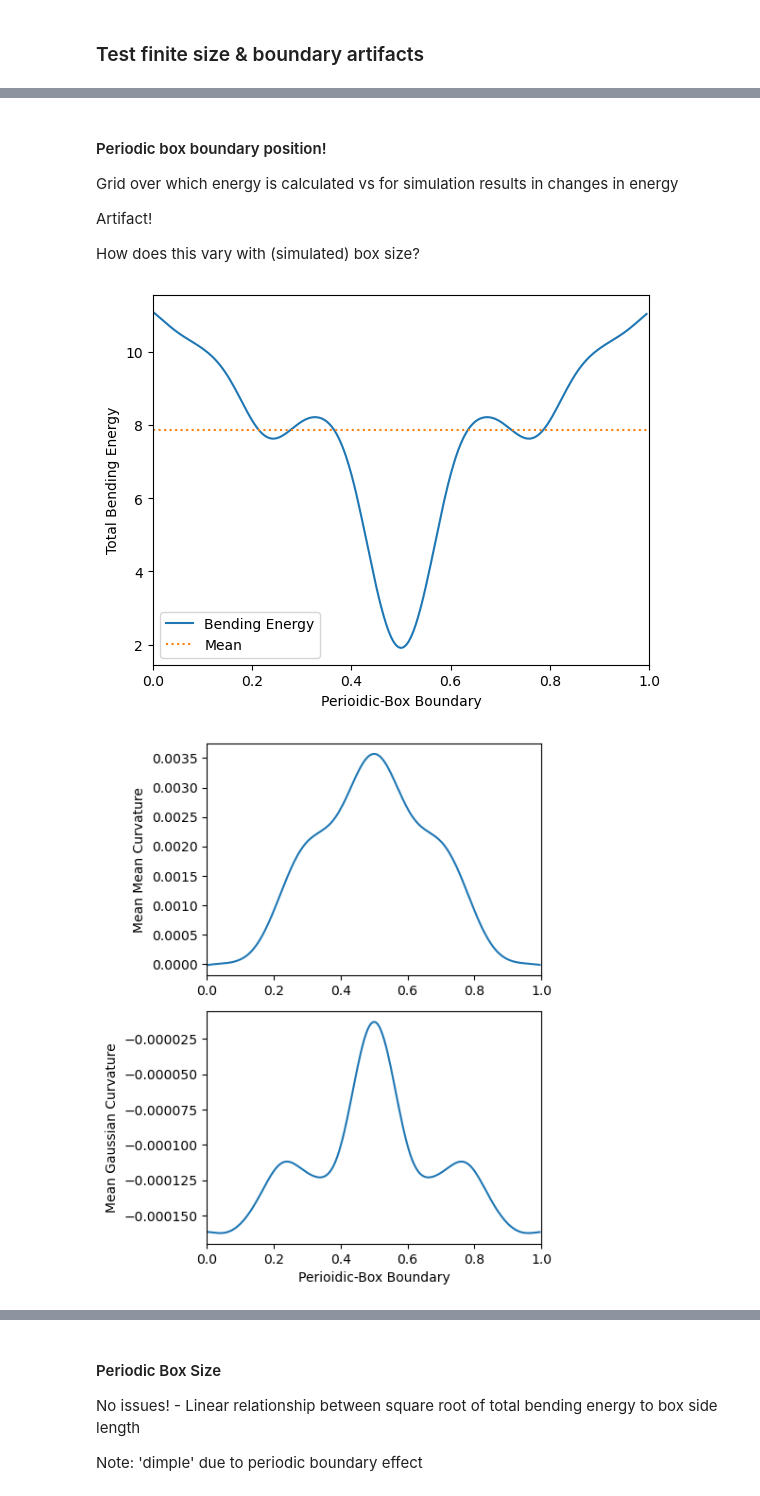
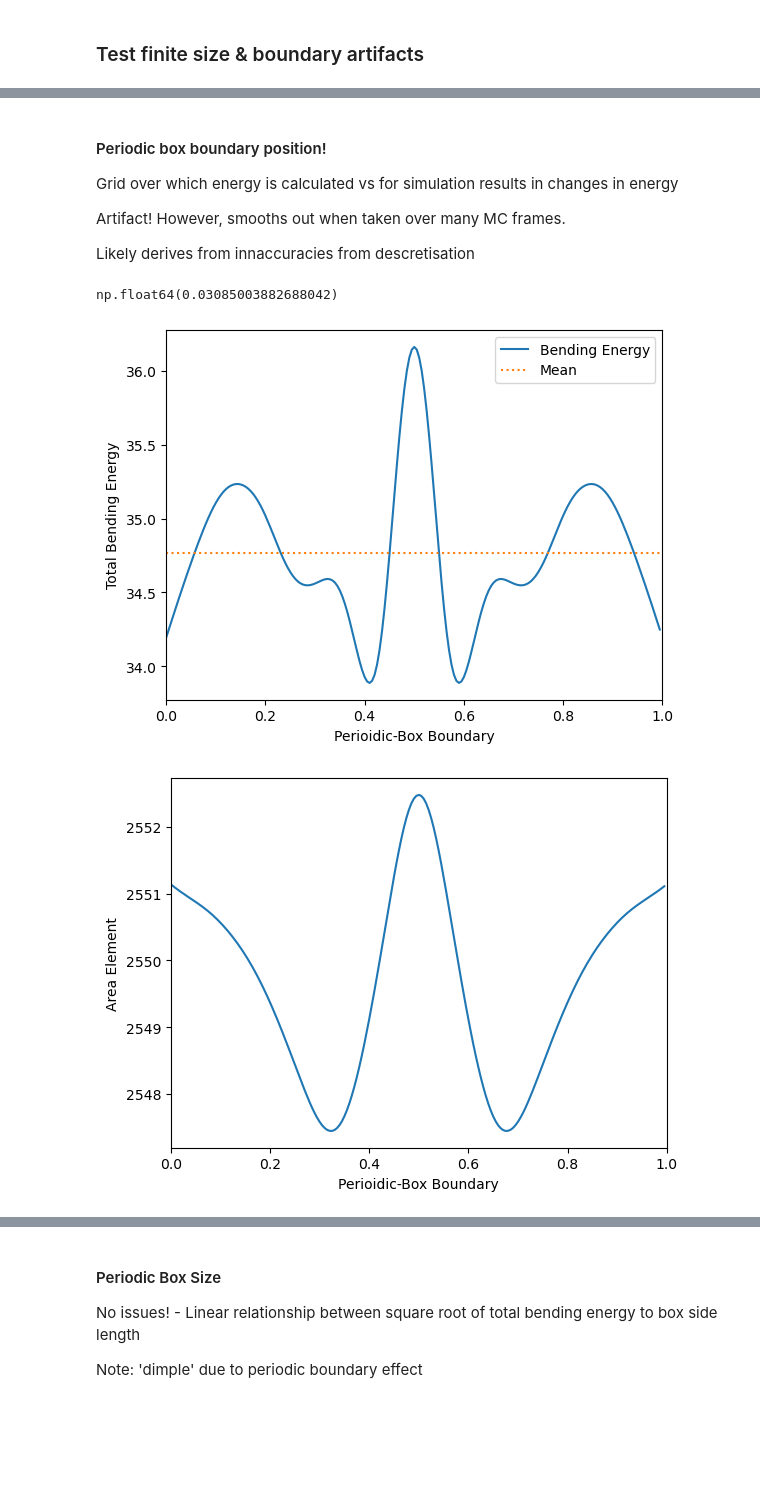
Before and after one commit to ralph-holden/mem_curve, a Jupyter notebook: gen_membrane/gen_mem.ipynb, the cells around one changed output, grey strips where cells are left out. Saved outputs shown, nothing was run; the diff lists cells and outputs as text; code cells hidden in the pictures; blank space fills up the shorter version.

Commit message:
major updates
Inclusion of excess area criterion in Monte Carlo move. Changed start membrane initialisation.

```diff
--- a/gen_membrane/gen_mem.ipynb
+++ b/gen_membrane/gen_mem.ipynb
@@ -459,21 +448,14 @@ os.makedirs(f'./{save_dir}/errortest', exist_ok=True)
 # %%
 # Visualise 'mean surface' over multiple box lengths
 nboxes = 4
-
-# X, Y grid
 npts = 100
-x = np.linspace(0, params.l_x * nboxes, npts * nboxes)
-y = np.linspace(0, params.l_y * nboxes, npts * nboxes)
+x = np.linspace(0, params.l_x*nboxes, npts*nboxes)
+y = np.linspace(0, params.l_y*nboxes, npts*nboxes)
 X, Y = np.meshgrid(x, y)
 
-# Calculate z-direction (heights)
-mean_membrane = {
-    'alpha': alpha_mean,
-    'beta': beta_mean,
-    'gamma': gamma_mean,
-    'zeta': zeta_mean}
-
-Z = calc_height(mean_membrane, X, Y)
+# Choose membrane
+mymembrane = membrane_lst[200] # mean_membrane
+Z = calc_height(mymembrane, X, Y)
 
 # Figure setup
 fig, ax = plt.subplots(figsize=[8, 6])
@@ -511,6 +493,6 @@ plt.show()
 
 Grid over which energy is calculated vs for simulation results in changes in energy
 
-Artifact!
+Artifact! However, smooths out when taken over many MC frames.
 
-How does this vary with (simulated) box size?
+Likely derives from innaccuracies from descretisation
@@ -555,32 +552,49 @@ for n in range(0,t):
+# %%
+np.sum(dA)/npts**2/(l_x*l_y) - 1
+# %% [output]
+np.float64(0.03085003882688042)
 # %%
 plt.figure()
+
 plt.ylabel('Total Bending Energy')
 plt.xlabel('Perioidic-Box Boundary')
-plt.plot(np.arange(t)/t, U_lst, label='Bending Energy')
-plt.plot( [0,1], [np.mean(U_lst)]*2 , linestyle=':', label='Mean')
+plt.plot(np.arange(t)/t, U_bd_means, label='Bending Energy')
+plt.plot( [0,1], [np.mean(U_bd_means)]*2 , linestyle=':', label='Mean')
 plt.xlim(0,1)
 plt.legend(loc='best')
+
 plt.savefig(f'./{save_dir}/errortest/boundary_vs_energy.pdf')
+plt.show()
+
+
+plt.figure()
+
+plt.ylabel('Area Element')
+plt.xlabel('Perioidic-Box Boundary')
+plt.plot(np.arange(t)/t, dA_bd_means)
+plt.xlim(0,1)
+
+plt.savefig(f'./{save_dir}/errortest/boundary_vs_dA.pdf')
 plt.show()
 
 
 plt.figure(figsize=[5,6])
 
 plt.subplot(2,1,1)
 plt.ylabel('Mean Mean Curvature')
-#plt.xlabel('Perioidic-Box Boundary')
-plt.plot(np.arange(t)/t, H_bd_lst)
+plt.xlabel('Perioidic-Box Boundary')
+plt.plot(np.arange(t)/t, H_bd_means)
 plt.xlim(0,1)
 
 plt.subplot(2,1,2)
 plt.ylabel('Mean Gaussian Curvature')
 plt.xlabel('Perioidic-Box Boundary')
-plt.plot(np.arange(t)/t, K_bd_lst)
+plt.plot(np.arange(t)/t, K_bd_means)
 plt.xlim(0,1)
 
 plt.tight_layout(pad=1)
 plt.savefig(f'./{save_dir}/errortest/boundary_vs_curve.pdf')
 plt.show()
 # %% [output]
-[figure, old version]
+[figure, new version]
-[figure, old version]
+[figure, new version]
```
Also changed, not shown: parts of 14 cells of this notebook, 1 other file.
